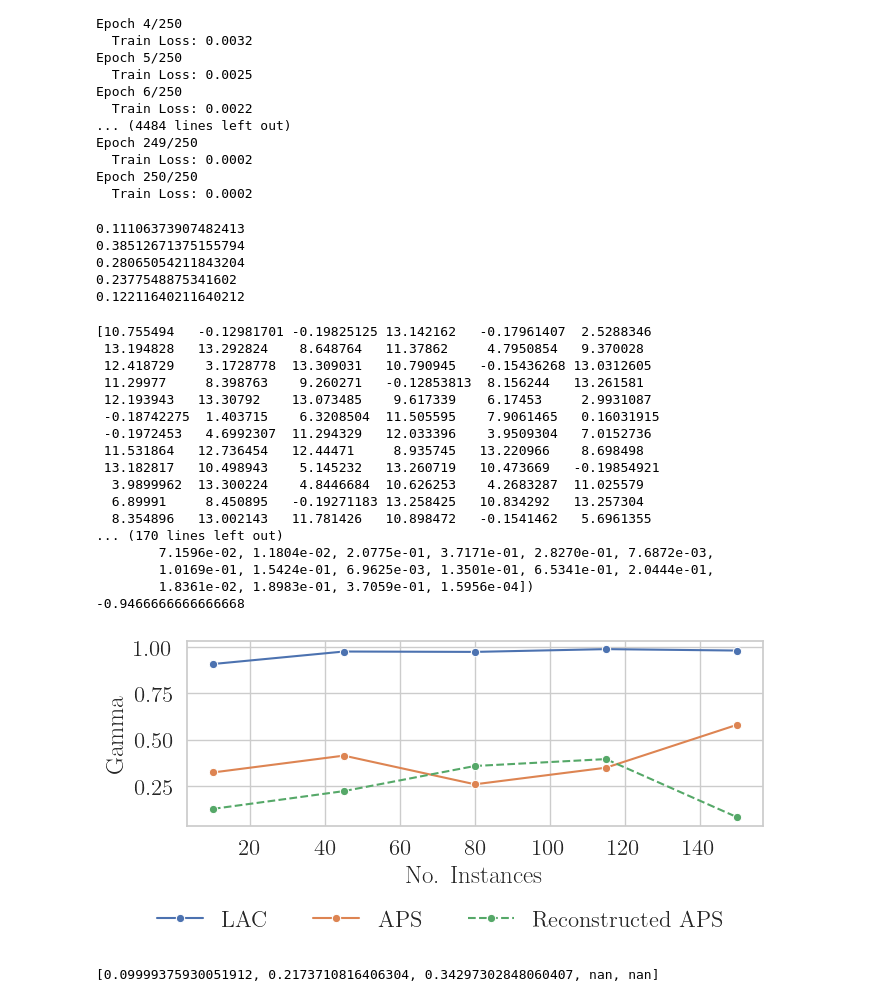
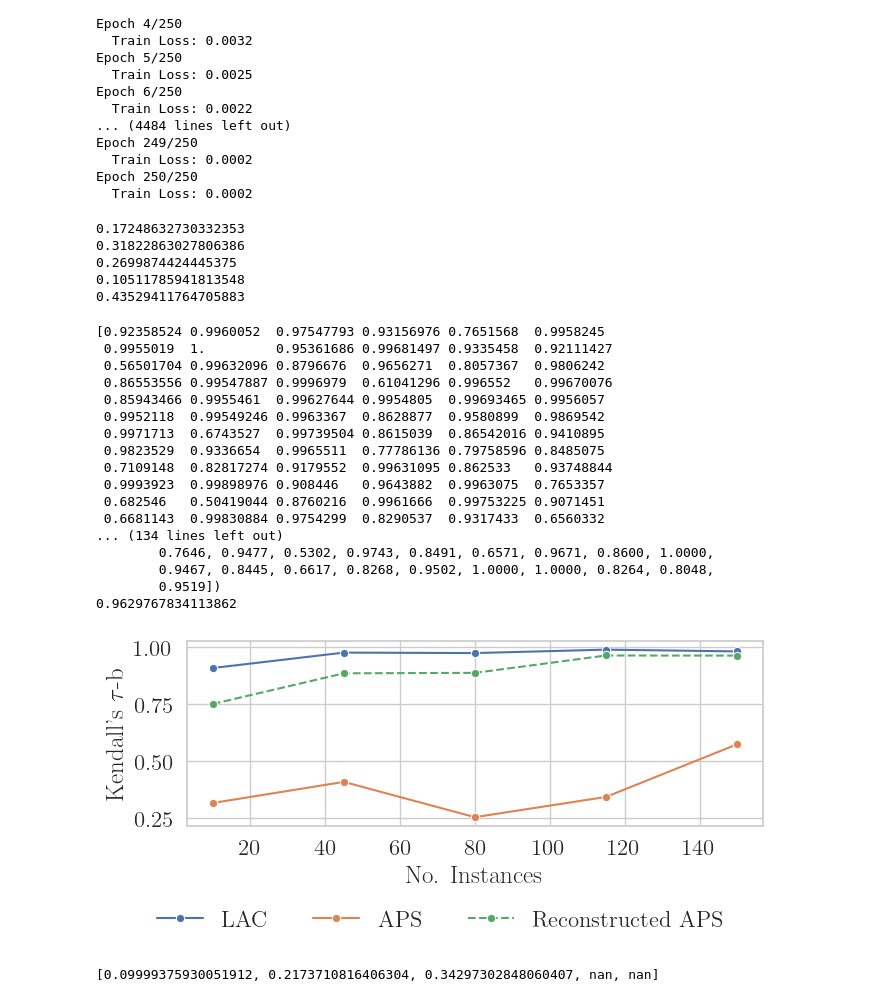
Before and after one commit to yunjinnkim/preference-based-cp, a Jupyter notebook: notebooks/learning_ncs_trochcp.ipynb, the cells around one changed output. Saved outputs shown, nothing was run; the diff lists cells and outputs as text; code cells hidden in the pictures.

```diff
--- a/notebooks/learning_ncs_trochcp.ipynb
+++ b/notebooks/learning_ncs_trochcp.ipynb
@@ -622,7 +622,7 @@ for model in models_LAC:
     X_test, y_test = clf.generate_data(n_samples=100)
     # X_test = X_gen.repeat_interleave(3, dim=0)
     # y_test = np.tile(generator.classes_, 100)
-    skills_from_model = model.predict_class_skills(X_test)
+    skills_from_model = model(X_test)
     own_aps = aps._calculate_single_label(-torch.tensor(skills_from_model), y_test).detach().numpy()
     # own_aps = np.take_along_axis(own_aps, y_test.detach().numpy()[:,np.newaxis], axis=1)
     aps_scores = oracle_annotator.get_conformity(X_test, y_test)
@@ -632,15 +632,15 @@ for model in models_LAC:
     print(gamma_corr_own_aps)
     gamma_corrs_own_aps.append(gamma_corr_own_aps)
 # %% [output]
-0.11106373907482413
-0.38512671375155794
-0.28065054211843204
-0.2377548875341602
-0.12211640211640212
+0.17248632730332353
+0.31822863027806386
+0.2699874424445375
+0.10511785941813548
+0.43529411764705883
 # %%
 tau_corrs_own_aps = []
 gamma_corrs_own_aps = []
-oracle_annotator = OracleAnnotator(generator=clf, score=lac)
+oracle_annotator = OracleAnnotator(generator=clf, score=aps)
 
 for model in models_LAC:
     model.eval()
@@ -649,7 +649,11 @@ for model in models_LAC:
     # X_test = X_gen.repeat_interleave(3, dim=0)
     # y_test = np.tile(generator.classes_, 100)
     skills_from_model = model(X_test)
-    own_aps = aps._calculate_single_label(-torch.tensor(skills_from_model), y_test).detach().numpy()
+    skills_from_model = -skills_from_model
+    skills_from_model -= skills_from_model.min()
+    skills_from_model /= (skills_from_model.max() - skills_from_model.min())
+    # skills_from_model = (skills_from_model - skills_from_model.min()) / (skills_from_model.max() - skills_from_model.min()) +500
+    own_aps = aps._calculate_single_label(torch.tensor(skills_from_model), y_test).detach().numpy()
     # own_aps = np.take_along_axis(own_aps, y_test.detach().numpy()[:,np.newaxis], axis=1)
     aps_scores = oracle_annotator.get_conformity(X_test, y_test)
     print(own_aps)
@@ -660,53 +664,53 @@ for model in models_LAC:
     print(tau_corr)
     gamma_corrs_own_aps.append(gamma_corr_own_aps)
 # %% [output]
-[10.755494   -0.12981701 -0.19825125 13.142162   -0.17961407  2.5288346
- 13.194828   13.292824    8.648764   11.37862     4.7950854   9.370028
- 12.418729    3.1728778  13.309031   10.790945   -0.15436268 13.0312605
- 11.29977     8.398763    9.260271   -0.12853813  8.156244   13.261581
- 12.193943   13.30792    13.073485    9.617339    6.17453     2.9931087
- -0.18742275  1.403715    6.3208504  11.505595    7.9061465   0.16031915
- -0.1972453   4.6992307  11.294329   12.033396    3.9509304   7.0152736
- 11.531864   12.736454   12.44471     8.935745   13.220966    8.698498
- 13.182817   10.498943    5.145232   13.260719   10.473669   -0.19854921
-  3.9899962  13.300224    4.8446684  10.626253    4.2683287  11.025579
-  6.89991     8.450895   -0.19271183 13.258425   10.834292   13.257304
-  8.354896   13.002143   11.781426   10.898472   -0.1541462   5.6961355
-... (170 lines left out)
-        7.1596e-02, 1.1804e-02, 2.0775e-01, 3.7171e-01, 2.8270e-01, 7.6872e-03,
-        1.0169e-01, 1.5424e-01, 6.9625e-03, 1.3501e-01, 6.5341e-01, 2.0444e-01,
-        1.8361e-02, 1.8983e-01, 3.7059e-01, 1.5956e-04])
--0.9466666666666668
+[0.92358524 0.9960052  0.97547793 0.93156976 0.7651568  0.9958245
+ 0.9955019  1.         0.95361686 0.99681497 0.9335458  0.92111427
+ 0.56501704 0.99632096 0.8796676  0.9656271  0.8057367  0.9806242
+ 0.86553556 0.99547887 0.9996979  0.61041296 0.996552   0.99670076
+ 0.85943466 0.9955461  0.99627644 0.9954805  0.99693465 0.9956057
+ 0.9952118  0.99549246 0.9963367  0.8628877  0.9580899  0.9869542
+ 0.9971713  0.6743527  0.99739504 0.8615039  0.86542016 0.9410895
+ 0.9823529  0.9336654  0.9965511  0.77786136 0.79758596 0.8485075
+ 0.7109148  0.82817274 0.9179552  0.99631095 0.862533   0.93748844
+ 0.9993923  0.99898976 0.908446   0.9643882  0.9963075  0.7653357
+ 0.682546   0.50419044 0.8760216  0.9961666  0.99753225 0.9071451
+ 0.6681143  0.99830884 0.9754299  0.8290537  0.9317433  0.6560332
+... (134 lines left out)
+        0.7646, 0.9477, 0.5302, 0.9743, 0.8491, 0.6571, 0.9671, 0.8600, 1.0000,
+        0.9467, 0.8445, 0.6617, 0.8268, 0.9502, 1.0000, 1.0000, 0.8264, 0.8048,
+        0.9519])
+0.9629767834113862
 # %%
 import matplotlib.pyplot as plt
 import seaborn as sns
 sns.set(font_scale=1.5,rc={'text.usetex' : True})
 sns.set_style("whitegrid")
 plt.rc('font', **{'family': 'serif'})
 plt.rcParams["figure.figsize"] = (7, 3)
 
 
 
 fig, ax = plt.subplots()
 
 ax.set_title("")
-ax.set_ylabel(r"Gamma")
+ax.set_ylabel(r"Kendall's $\tau$-b")
 ax.set_xlabel(r"No. Instances")
 # ax.set_ylim([0.0,1])
-sns.lineplot(x=num_instances_to_check, y=gamma_corrs_LAC, ax = ax, marker="o",label="LAC", legend=False)
-sns.lineplot(x=num_instances_to_check, y=gamma_corrs_APS, ax = ax, marker="o",label="APS", legend=False)
-sns.lineplot(x=num_instances_to_check, y=gamma_corrs_own_aps, ax = ax, marker="o",label="Reconstructed APS", linestyle="--", legend=False)
-# sns.lineplot(x=num_instances_to_check, y=gamma_corrs_SAPS, ax = ax, marker="o", label="SAPS", legend=False)
+sns.lineplot(x=num_instances_to_check, y=tau_corrs_LAC, ax = ax, marker="o",label="LAC", legend=False)
+sns.lineplot(x=num_instances_to_check, y=tau_corrs_APS, ax = ax, marker="o",label="APS", legend=False)
+sns.lineplot(x=num_instances_to_check, y=tau_corrs_own_aps, ax = ax, marker="o",label="Reconstructed APS", linestyle="--", legend=False)
+# sns.lineplot(x=num_instances_to_check, y=tau_corrs_SAPS, ax = ax, marker="o", label="SAPS", legend=False)
 lgd = fig.legend(loc='upper center', ncol=3, bbox_to_anchor=(0.5, 0.08), frameon=False)
 
 fig.tight_layout()
 plt.savefig("replicating.pdf",bbox_extra_artists=(lgd,), bbox_inches='tight')
 # axes[1].set_title("APS")
 # axes[1].set_ylabel(r"Kendalls $\tau$")
 # axes[1].set_xlabel(r"No. Pairs")
 # sns.lineplot(x=num_pairs_to_check, y=tau_corrs_APS, ax = axes[1])
 # %% [output]
-[figure, old version]
+[figure, new version]
 # %%
 print(tau_corrs_own_aps)
 # %% [output]
```
